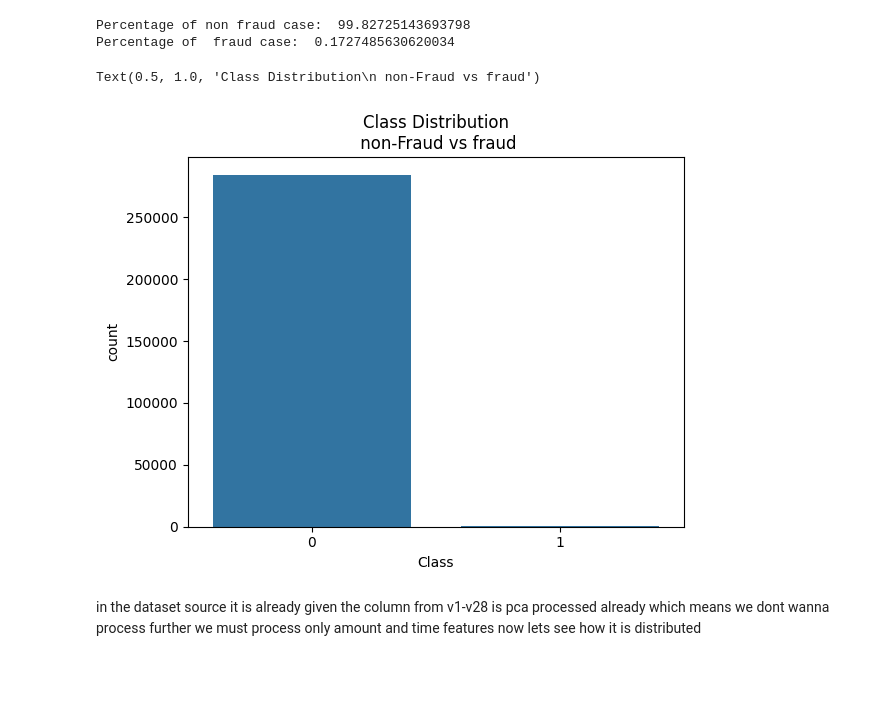
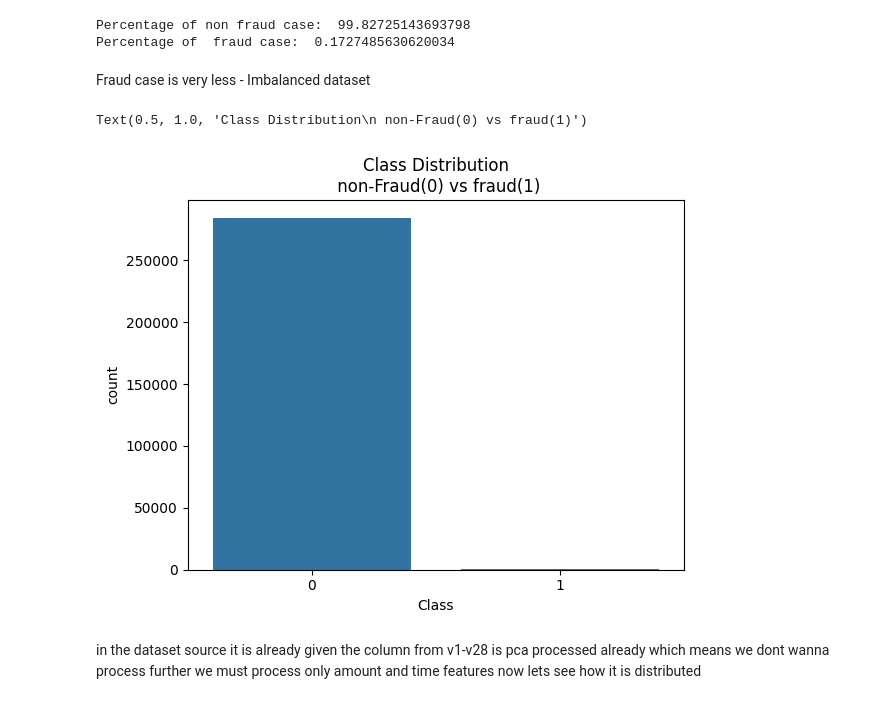
Before and after one commit to justleviackermann/credit_card_fraud_detection, a Jupyter notebook: creditmodel.ipynb, the cells around one changed output. Saved outputs shown, nothing was run; the diff lists cells and outputs as text; code cells hidden in the pictures; blank space fills up the shorter version.

```diff
--- a/creditmodel.ipynb
+++ b/creditmodel.ipynb
@@ -91,6 +94,8 @@ print("Percentage of  fraud case: ",df['Class'].value_counts()[1]/len(df)*100)
 # %% [output]
 Percentage of non fraud case:  99.82725143693798
 Percentage of  fraud case:  0.1727485630620034
+# %% [markdown]
+Fraud case is very less - Imbalanced dataset
 # %%
 import seaborn as sns
 from matplotlib import pyplot as plt
@@ -107,10 +112,10 @@ import warnings
 warnings.filterwarnings("ignore")
 # %%
 sns.countplot(x='Class',data=df)
-plt.title("Class Distribution\n non-Fraud vs fraud")
+plt.title("Class Distribution\n non-Fraud(0) vs fraud(1)")
 # %% [output]
-Text(0.5, 1.0, 'Class Distribution\n non-Fraud vs fraud')
+Text(0.5, 1.0, 'Class Distribution\n non-Fraud(0) vs fraud(1)')
-[figure, old version]
+[figure, new version]
 # %% [markdown]
 in the dataset source it is already given the column from v1-v28 is pca processed already which means we dont wanna process further
 we must process only amount and time features now
```
Also changed, not shown: parts of 20 cells of this notebook.
